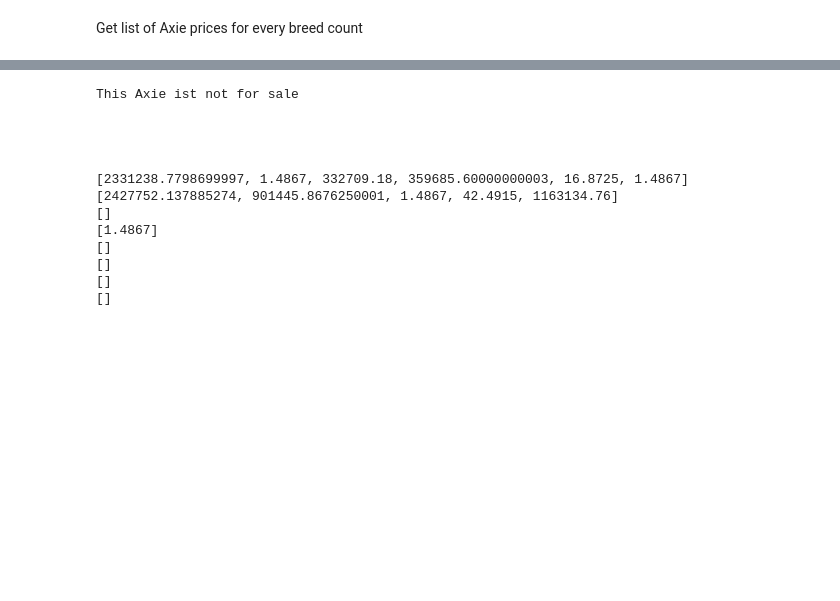
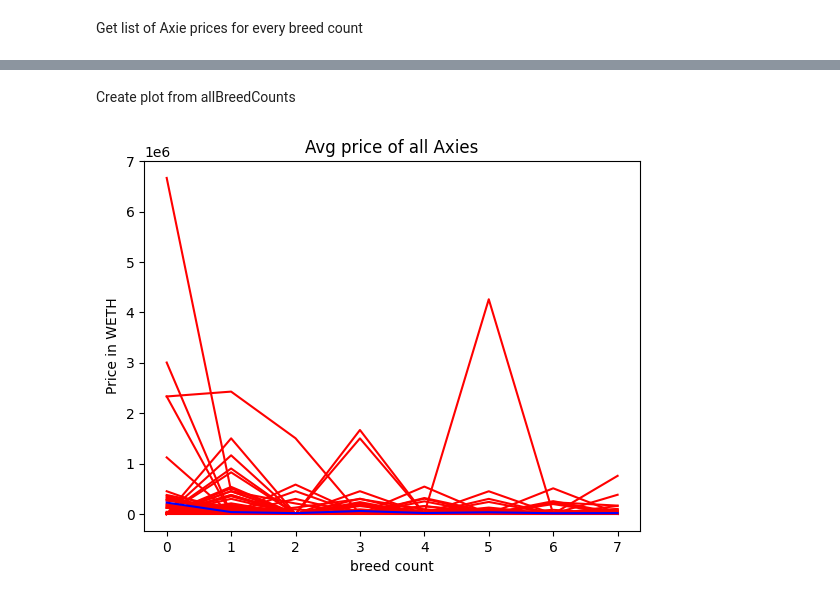
Before and after one commit to Martin1458/Axieinfinity-Details, a Jupyter notebook: AxiesExcel1-28000/getBreedountGraph.ipynb, the cells around one changed output, grey strips where cells are left out. Saved outputs shown, nothing was run; the diff lists cells and outputs as text; code cells hidden in the pictures; blank space fills up the shorter version.

```diff
--- a/AxiesExcel1-28000/getBreedountGraph.ipynb
+++ b/AxiesExcel1-28000/getBreedountGraph.ipynb
@@ -24,52 +81,18 @@ for someChar in myListTwo:
-# %%
-import csv
-
-breedCountRow = 10
-priceRow = 4
-priceLastRow = 23
-priceQuickRow = 24
-priceReasonableRow = 25
-pricePatientRow = 26
-priceRows = [priceRow, priceLastRow, priceQuickRow, priceReasonableRow, pricePatientRow]
-listOfNonPrices = ["This Axie ist not for sale", ""]
-zeroBreedCount = []
-oneBreedCount = []
-twoBreedCount = []
-threeBreedCount = []
-fourBreedCount = []
-fiveBreedCount = []
-sixBreedCount = []
-sevenBreedCount = []
-allBreedCounts = [zeroBreedCount, oneBreedCount, twoBreedCount, threeBreedCount, fourBreedCount, fiveBreedCount, sixBreedCount, sevenBreedCount]
-with open(csvFile, encoding="utf8") as myFile:
-    heading = next(myFile)
-    readerObj = list(csv.reader(myFile))
-    for i in priceRows:
-        print(readerObj[0][i])
-
-    xxx = 0
-    for row in readerObj:
-        for price in priceRows:
-            if row[price] not in listOfNonPrices:
-                allBreedCounts[int(row[breedCountRow])].append(float(row[price].replace(" WETH" ,"")))
-                break
-        xxx += 1
-        if xxx == 20:
-            break
-
-for someList in allBreedCounts:
-    print(someList)
-# %% [output]
-This Axie ist not for sale
-
-
-
-
-[2331238.7798699997, 1.4867, 332709.18, 359685.60000000003, 16.8725, 1.4867]
-[2427752.137885274, 901445.8676250001, 1.4867, 42.4915, 1163134.76]
-[]
-[1.4867]
-[]
-[]
-[]
-[]
+# %% [markdown]
+Create plot from allBreedCounts
+# %%
+zippedBreedCounts = list(zip(*allBreedCounts))
+for somelist in zippedBreedCounts:
+    plt.plot(somelist, color = "red")
+
+allBreedCountAvg = []
+for somelist in allBreedCounts:
+    allBreedCountAvg.append(np.mean(somelist))
+
+plt.plot(allBreedCountAvg, color = "blue")
+plt.title("Avg price of all Axies")
+plt.xlabel("breed count")
+plt.ylabel("Price in WETH")
+plt.show()
+# %% [output]
+[figure, added]
```
Also changed, not shown: parts of 5 cells of this notebook.
